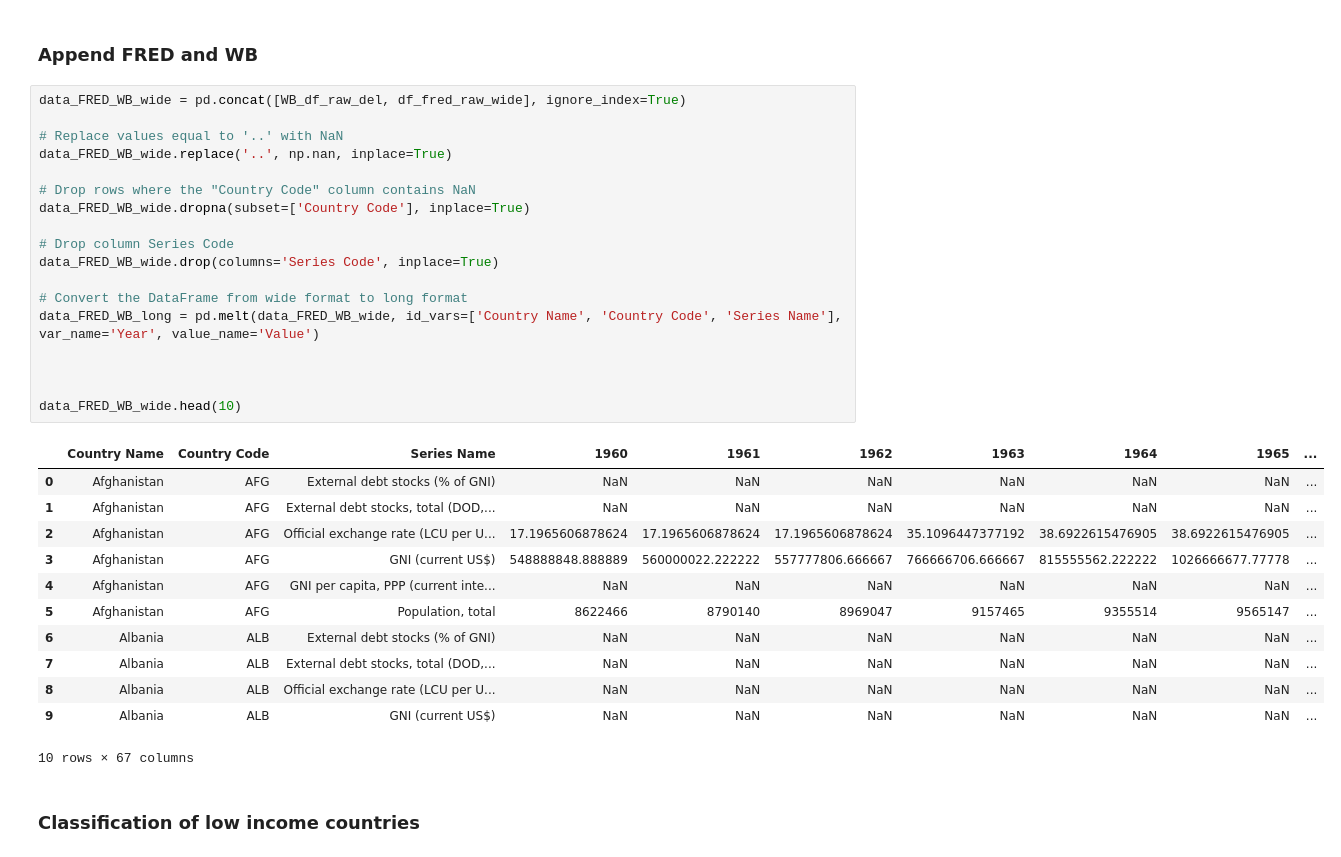
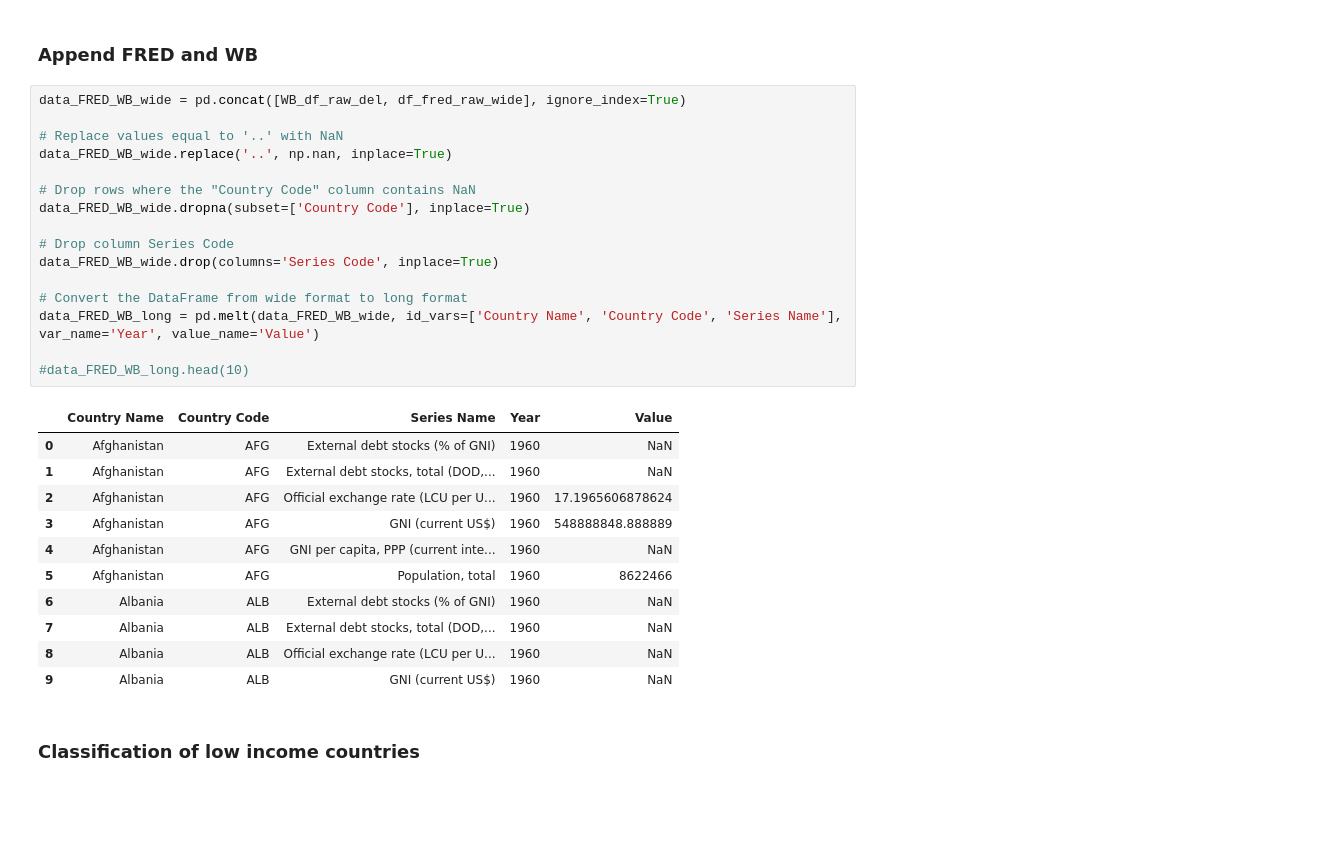
Before and after one commit to maude04/pp4rs_project, a Jupyter notebook: src/project_programming.ipynb, the cells around one changed output. Saved outputs shown, nothing was run; the diff lists cells and outputs as text; blank space fills up the shorter version.

```diff
--- a/src/project_programming.ipynb
+++ b/src/project_programming.ipynb
@@ -160,34 +148,31 @@ WB_df_raw_del.head()
 # %%
 data_FRED_WB_wide = pd.concat([WB_df_raw_del, df_fred_raw_wide], ignore_index=True)
 
 # Replace values equal to '..' with NaN
 data_FRED_WB_wide.replace('..', np.nan, inplace=True)
 
 # Drop rows where the "Country Code" column contains NaN
 data_FRED_WB_wide.dropna(subset=['Country Code'], inplace=True)
 
 # Drop column Series Code
 data_FRED_WB_wide.drop(columns='Series Code', inplace=True)
 
 # Convert the DataFrame from wide format to long format
 data_FRED_WB_long = pd.melt(data_FRED_WB_wide, id_vars=['Country Name', 'Country Code', 'Series Name'], var_name='Year', value_name='Value')
 
-
-
-data_FRED_WB_wide.head(10)
+#data_FRED_WB_long.head(10)
 # %% [output]
-|  | Country Name | Country Code | Series Name | 1960 | 1961 | 1962 | 1963 | 1964 | 1965 | ... |
-| 0 | Afghanistan | AFG | External debt stocks (% of GNI) | NaN | NaN | NaN | NaN | NaN | NaN | ... |
-| 1 | Afghanistan | AFG | External debt stocks, total (DOD,... | NaN | NaN | NaN | NaN | NaN | NaN | ... |
-| 2 | Afghanistan | AFG | Official exchange rate (LCU per U... | 17.1965606878624 | 17.1965606878624 | 17.1965606878624 | 35.1096447377192 | 38.6922615476905 | 38.6922615476905 | ... |
-| 3 | Afghanistan | AFG | GNI (current US$) | 548888848.888889 | 560000022.222222 | 557777806.666667 | 766666706.666667 | 815555562.222222 | 1026666677.77778 | ... |
-| 4 | Afghanistan | AFG | GNI per capita, PPP (current inte... | NaN | NaN | NaN | NaN | NaN | NaN | ... |
-| 5 | Afghanistan | AFG | Population, total | 8622466 | 8790140 | 8969047 | 9157465 | 9355514 | 9565147 | ... |
-| 6 | Albania | ALB | External debt stocks (% of GNI) | NaN | NaN | NaN | NaN | NaN | NaN | ... |
-| 7 | Albania | ALB | External debt stocks, total (DOD,... | NaN | NaN | NaN | NaN | NaN | NaN | ... |
-| 8 | Albania | ALB | Official exchange rate (LCU per U... | NaN | NaN | NaN | NaN | NaN | NaN | ... |
-| 9 | Albania | ALB | GNI (current US$) | NaN | NaN | NaN | NaN | NaN | NaN | ... |
+|  | Country Name | Country Code | Series Name | Year | Value |
+| 0 | Afghanistan | AFG | External debt stocks (% of GNI) | 1960 | NaN |
+| 1 | Afghanistan | AFG | External debt stocks, total (DOD,... | 1960 | NaN |
+| 2 | Afghanistan | AFG | Official exchange rate (LCU per U... | 1960 | 17.1965606878624 |
+| 3 | Afghanistan | AFG | GNI (current US$) | 1960 | 548888848.888889 |
+| 4 | Afghanistan | AFG | GNI per capita, PPP (current inte... | 1960 | NaN |
+| 5 | Afghanistan | AFG | Population, total | 1960 | 8622466 |
+| 6 | Albania | ALB | External debt stocks (% of GNI) | 1960 | NaN |
+| 7 | Albania | ALB | External debt stocks, total (DOD,... | 1960 | NaN |
+| 8 | Albania | ALB | Official exchange rate (LCU per U... | 1960 | NaN |
+| 9 | Albania | ALB | GNI (current US$) | 1960 | NaN |
-10 rows × 67 columns
 # %% [markdown]
 ### Classification of low income countries
 # %% [markdown]
```
Also changed, not shown: parts of 36 cells of this notebook.
